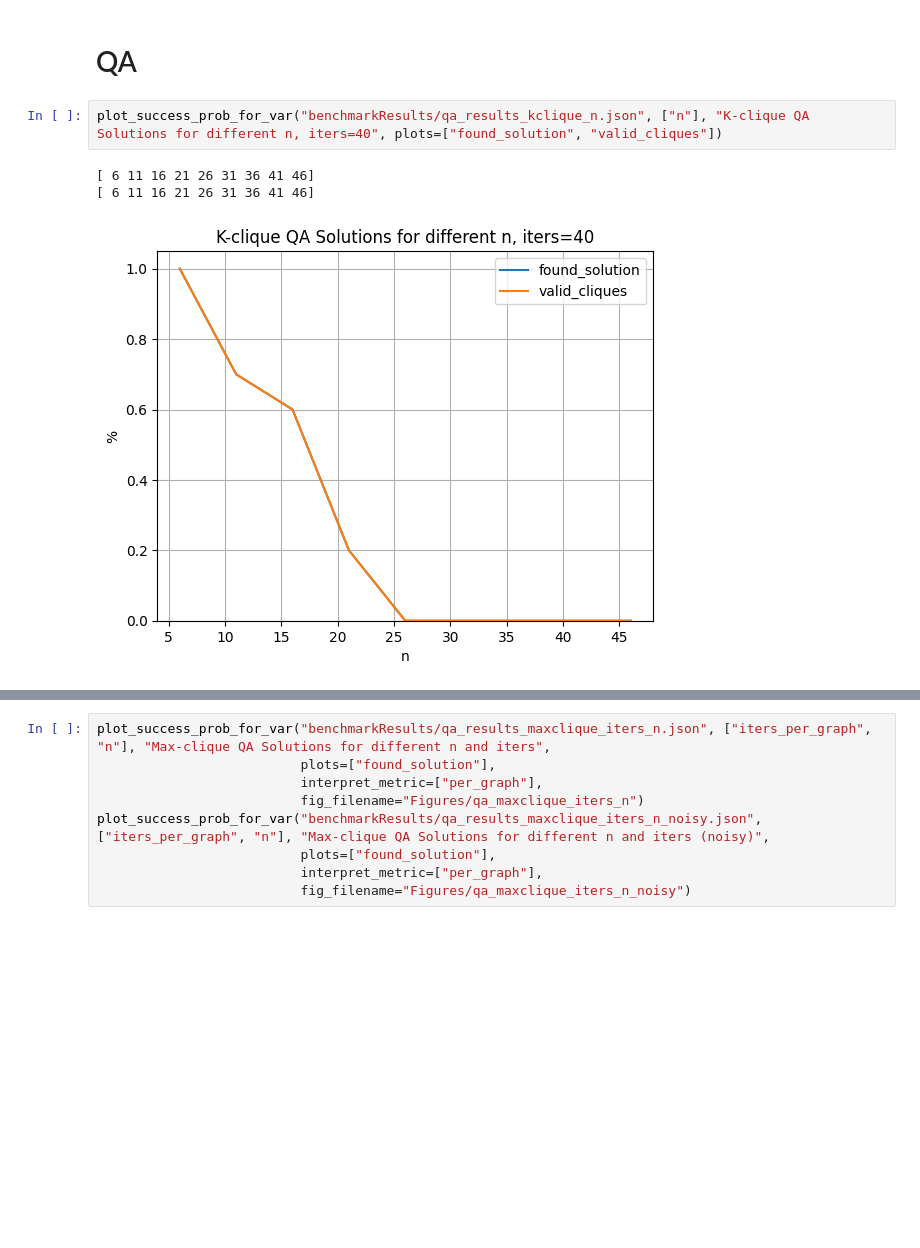
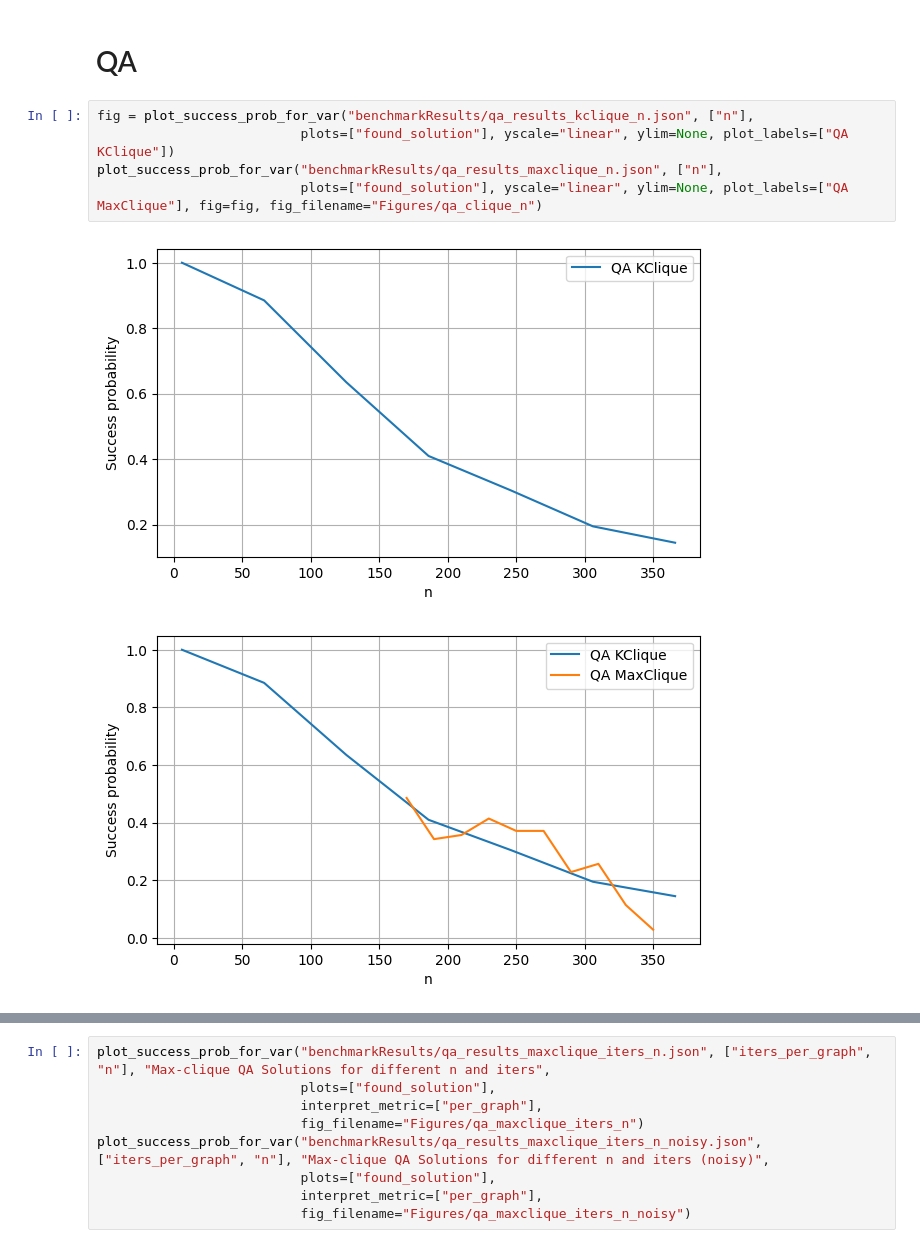
Before and after one commit to AlenLeban/KvantneKlike, a Jupyter notebook: visualize.ipynb, the cells around one changed output, grey strips where cells are left out. Saved outputs shown, nothing was run; the diff lists cells and outputs as text; blank space fills up the shorter version.

```diff
--- a/visualize.ipynb
+++ b/visualize.ipynb
@@ -321,8 +257,10 @@ plot_circuit_infos("benchmarkResults/qaoa_results_maxclique_p_oneiter_noisy.json
 # %% [markdown]
 # QA
 # %%
-plot_success_prob_for_var("benchmarkResults/qa_results_kclique_n.json", ["n"], "K-clique QA Solutions for different n, iters=40", plots=["found_solution", "valid_cliques"])
+fig = plot_success_prob_for_var("benchmarkResults/qa_results_kclique_n.json", ["n"],
+                          plots=["found_solution"], yscale="linear", ylim=None, plot_labels=["QA KClique"])
+plot_success_prob_for_var("benchmarkResults/qa_results_maxclique_n.json", ["n"],
+                          plots=["found_solution"], yscale="linear", ylim=None, plot_labels=["QA MaxClique"], fig=fig, fig_filename="Figures/qa_clique_n")
 # %% [output]
-[ 6 11 16 21 26 31 36 41 46]
-[ 6 11 16 21 26 31 36 41 46]
-[figure, old version]
+[figure, new version]
+[figure, added]
```
Also changed, not shown: parts of 13 cells of this notebook, 40 other files.
